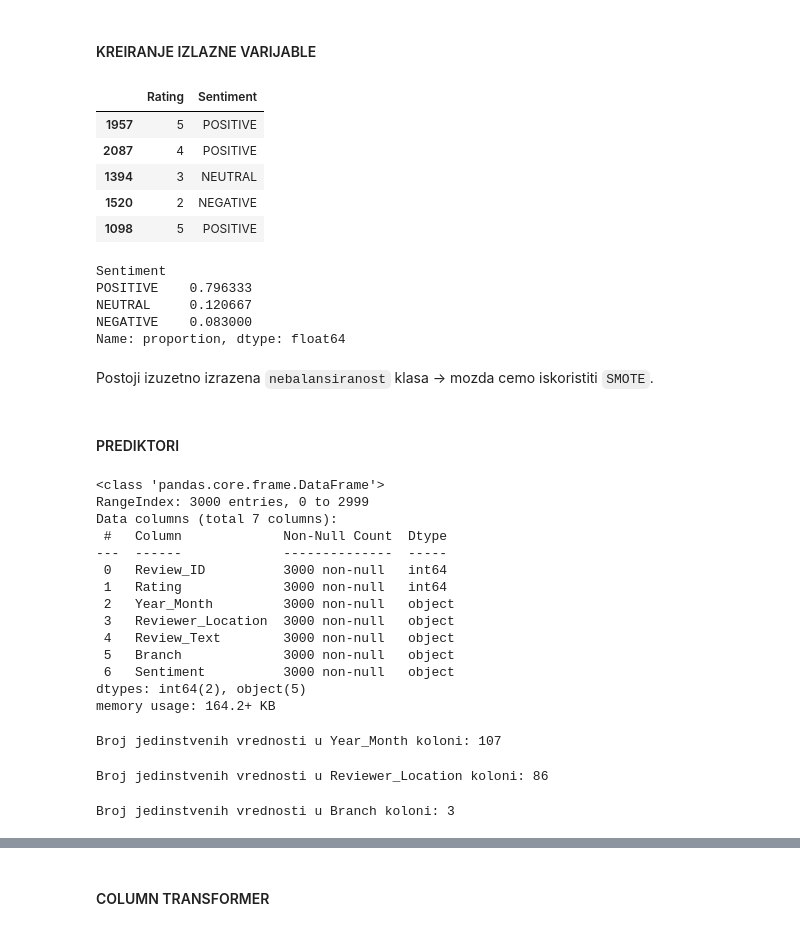
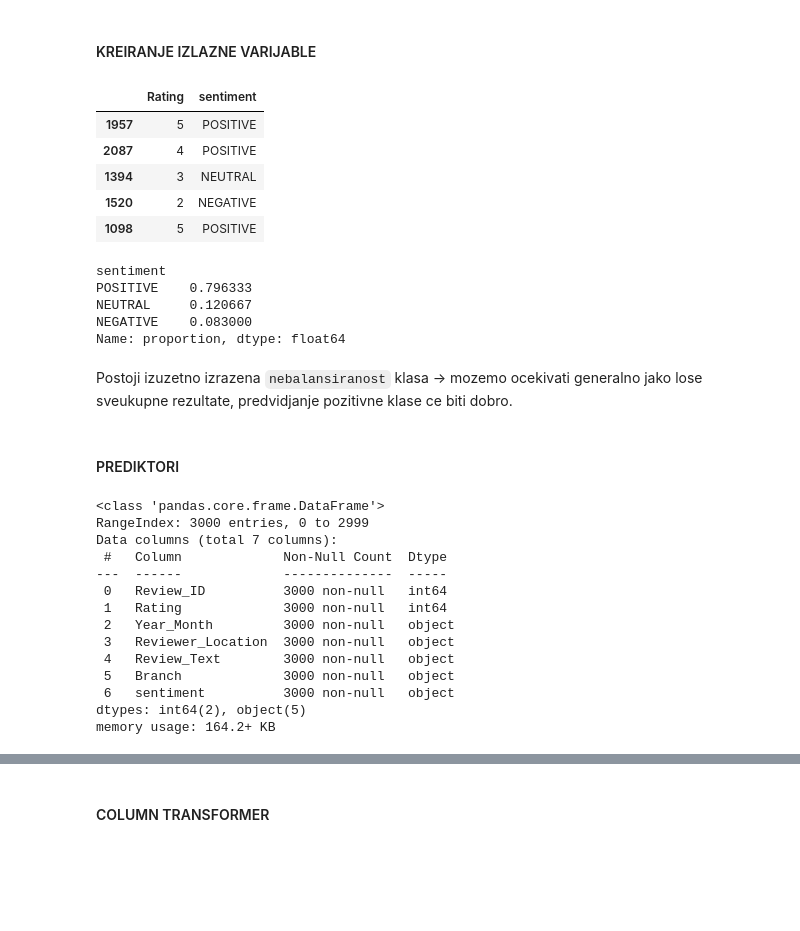
Before and after one commit to nralic/napredna-analiza-podataka, a Jupyter notebook: primeri_kolokvijuma/Klasifikacija2.ipynb, the cells around one changed output, grey strips where cells are left out. Drawn from its saved outputs; the diff is of its cells as text; code cells hidden in the pictures; blank space fills up the shorter version.

```diff
--- a/primeri_kolokvijuma/Klasifikacija2.ipynb
+++ b/primeri_kolokvijuma/Klasifikacija2.ipynb
@@ -82,31 +79,31 @@ np.int64(0)
 # %% [markdown]
 #### KREIRANJE IZLAZNE VARIJABLE
 # %%
-def rating_to_sentiment(rating):
+def rating_to_sentiment(rating: int) -> str:
     if rating < 3: return 'NEGATIVE'
     return 'NEUTRAL' if rating == 3 else 'POSITIVE'
 
 
-data['Sentiment'] = data.Rating.apply(rating_to_sentiment)
+data['sentiment'] = data.Rating.apply(rating_to_sentiment)
 
-data[['Rating', 'Sentiment']].sample(5, random_state=RAND_STATE)
+data[['Rating', 'sentiment']].sample(5, random_state=RAND_STATE)
 # %% [output]
-|  | Rating | Sentiment |
+|  | Rating | sentiment |
 | 1957 | 5 | POSITIVE |
 | 2087 | 4 | POSITIVE |
 | 1394 | 3 | NEUTRAL |
 | 1520 | 2 | NEGATIVE |
 | 1098 | 5 | POSITIVE |
 # %%
-data.Sentiment.value_counts(normalize=True)
+data.sentiment.value_counts(normalize=True)
 # %% [output]
-Sentiment
+sentiment
 POSITIVE    0.796333
 NEUTRAL     0.120667
 NEGATIVE    0.083000
 Name: proportion, dtype: float64
 # %% [markdown]
-Postoji izuzetno izrazena `nebalansiranost` klasa -> mozda cemo iskoristiti `SMOTE`.
+Postoji izuzetno izrazena `nebalansiranost` klasa -> mozemo ocekivati generalno jako lose sveukupne rezultate, predvidjanje pozitivne klase ce biti dobro.
 # %% [markdown]
 #### PREDIKTORI
 # %%
@@ -123,18 +120,6 @@ Data columns (total 7 columns):
  3   Reviewer_Location  3000 non-null   object
  4   Review_Text        3000 non-null   object
  5   Branch             3000 non-null   object
- 6   Sentiment          3000 non-null   object
+ 6   sentiment          3000 non-null   object
 dtypes: int64(2), object(5)
 memory usage: 164.2+ KB
-# %%
-print('Broj jedinstvenih vrednosti u Year_Month koloni:', data.Year_Month.nunique())
-# %% [output]
-Broj jedinstvenih vrednosti u Year_Month koloni: 107
-# %%
-print('Broj jedinstvenih vrednosti u Reviewer_Location koloni:', data.Reviewer_Location.nunique())
-# %% [output]
-Broj jedinstvenih vrednosti u Reviewer_Location koloni: 86
-# %%
-print('Broj jedinstvenih vrednosti u Branch koloni:', data.Branch.nunique())
-# %% [output]
-Broj jedinstvenih vrednosti u Branch koloni: 3
```
Also changed, not shown: parts of 26 cells of this notebook, 2 other files.
